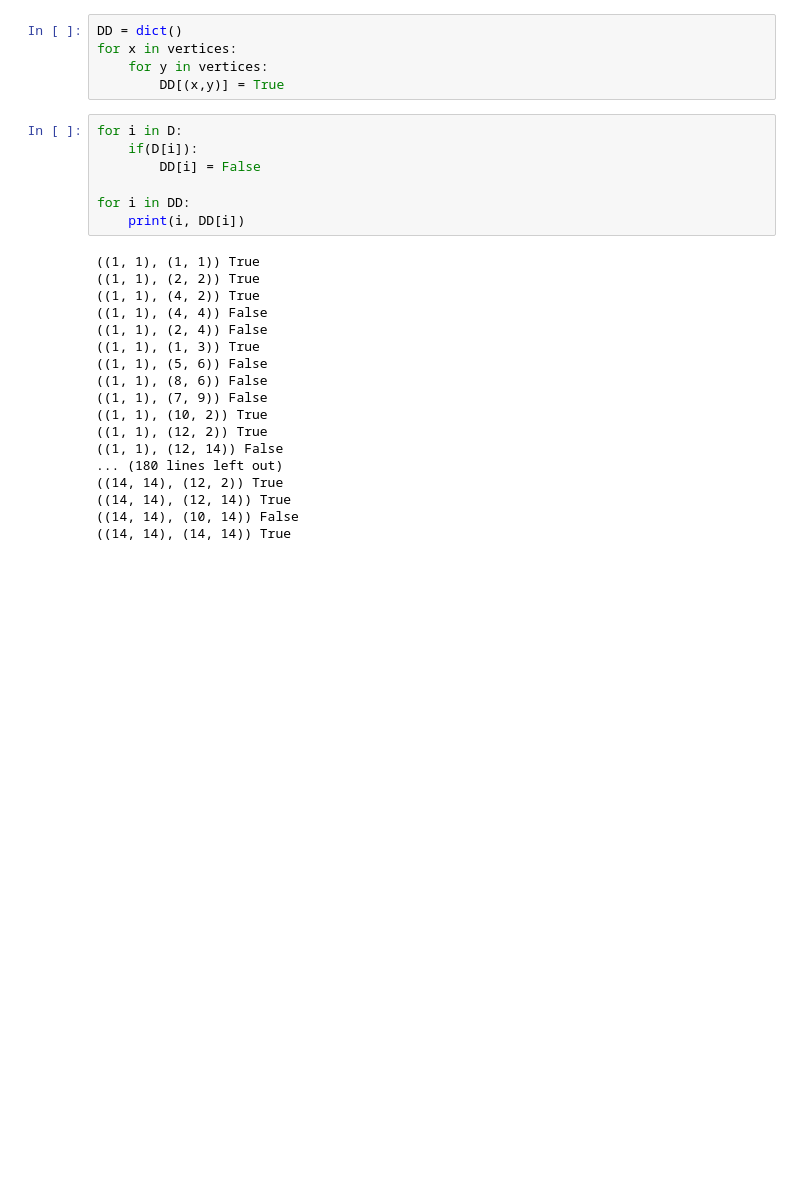
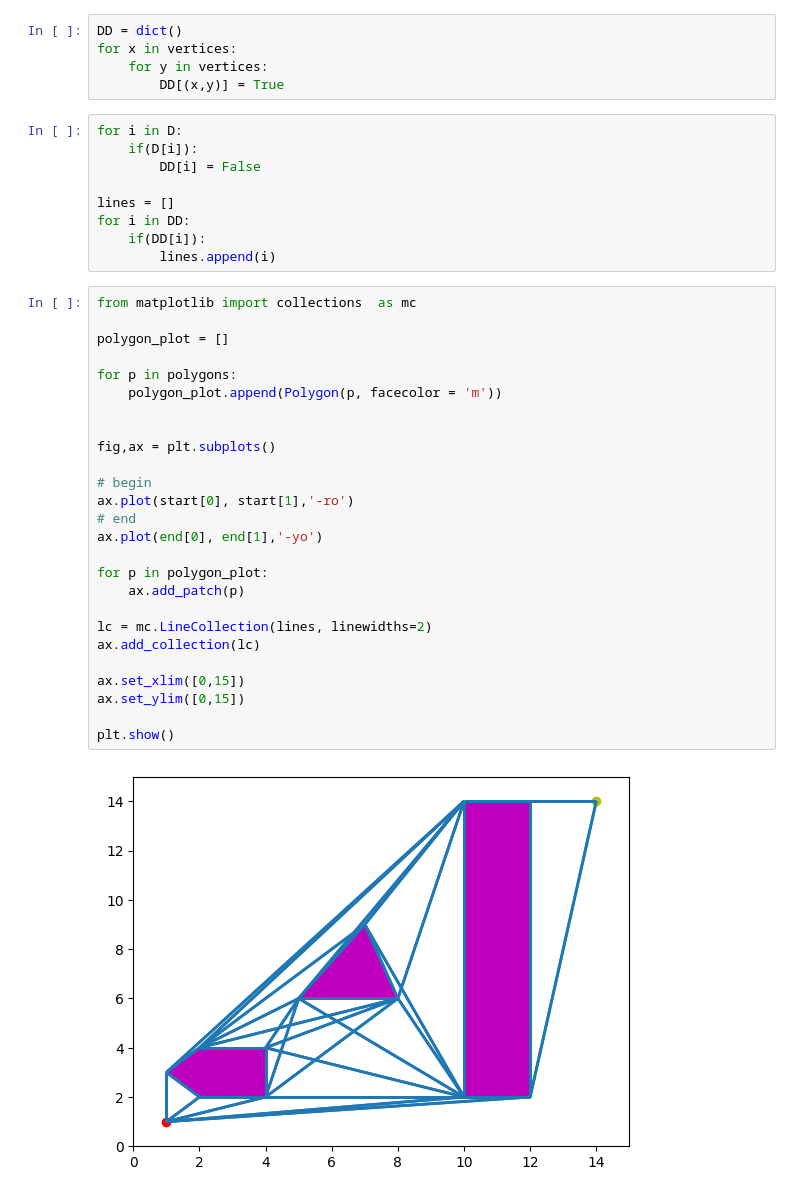
Before and after one commit to hmp-anthony/aima-python, a Jupyter notebook: polygon_obstacle_path_finder.ipynb, the cells around one changed output. Drawn from its saved outputs; the diff is of its cells as text; blank space fills up the shorter version.

```diff
--- a/polygon_obstacle_path_finder.ipynb
+++ b/polygon_obstacle_path_finder.ipynb
@@ -128,23 +129,35 @@ for i in D:
     if(D[i]):
         DD[i] = False
 
+lines = []
 for i in DD:
-    print(i, DD[i])
+    if(DD[i]):
+        lines.append(i)
-# %% [output]
-((1, 1), (1, 1)) True
-((1, 1), (2, 2)) True
-((1, 1), (4, 2)) True
-((1, 1), (4, 4)) False
-((1, 1), (2, 4)) False
-((1, 1), (1, 3)) True
-((1, 1), (5, 6)) False
-((1, 1), (8, 6)) False
-((1, 1), (7, 9)) False
-((1, 1), (10, 2)) True
-((1, 1), (12, 2)) True
-((1, 1), (12, 14)) False
-... (180 lines left out)
-((14, 14), (12, 2)) True
-((14, 14), (12, 14)) True
-((14, 14), (10, 14)) False
-((14, 14), (14, 14)) True
+# %%
+from matplotlib import collections  as mc
+
+polygon_plot = []
+
+for p in polygons:
+    polygon_plot.append(Polygon(p, facecolor = 'm'))
+
+
+fig,ax = plt.subplots()
+
+# begin
+ax.plot(start[0], start[1],'-ro')
+# end
+ax.plot(end[0], end[1],'-yo')
+
+for p in polygon_plot:
+    ax.add_patch(p)
+
+lc = mc.LineCollection(lines, linewidths=2)
+ax.add_collection(lc)
+
+ax.set_xlim([0,15])
+ax.set_ylim([0,15])
+
+plt.show()
+# %% [output]
+[figure, added]
```
Also changed, not shown: parts of 1 cell of this notebook.
